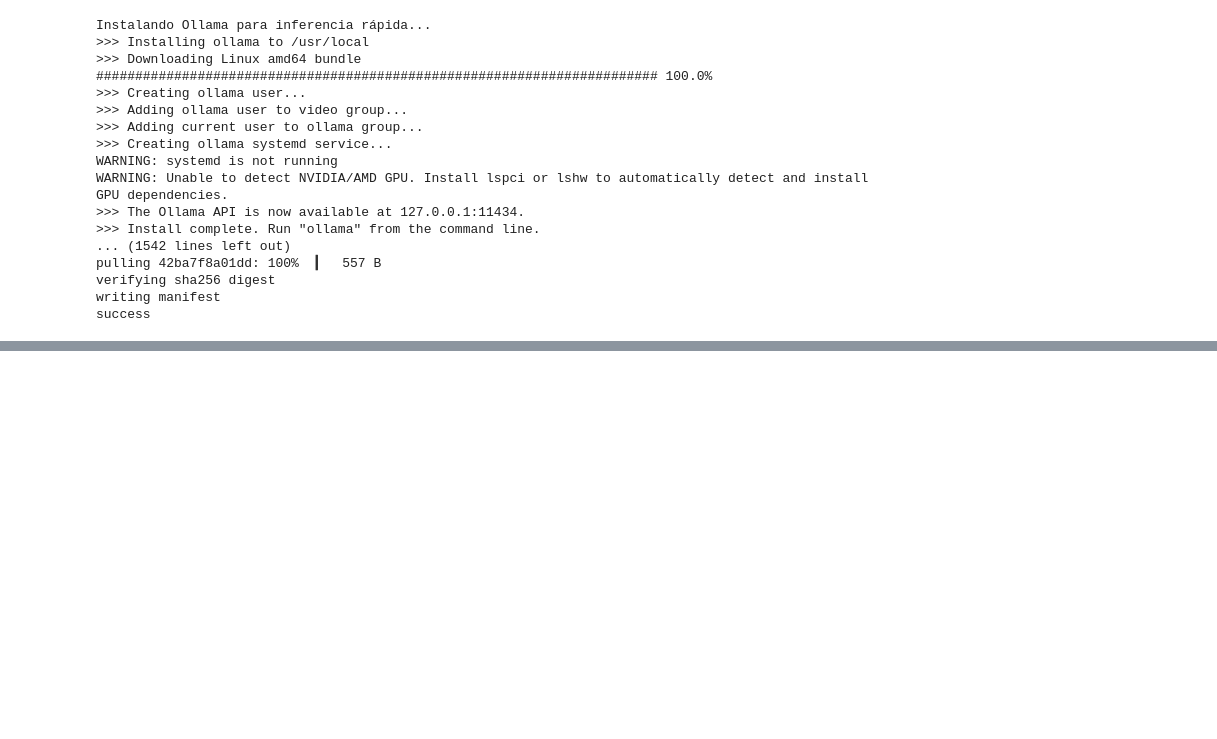
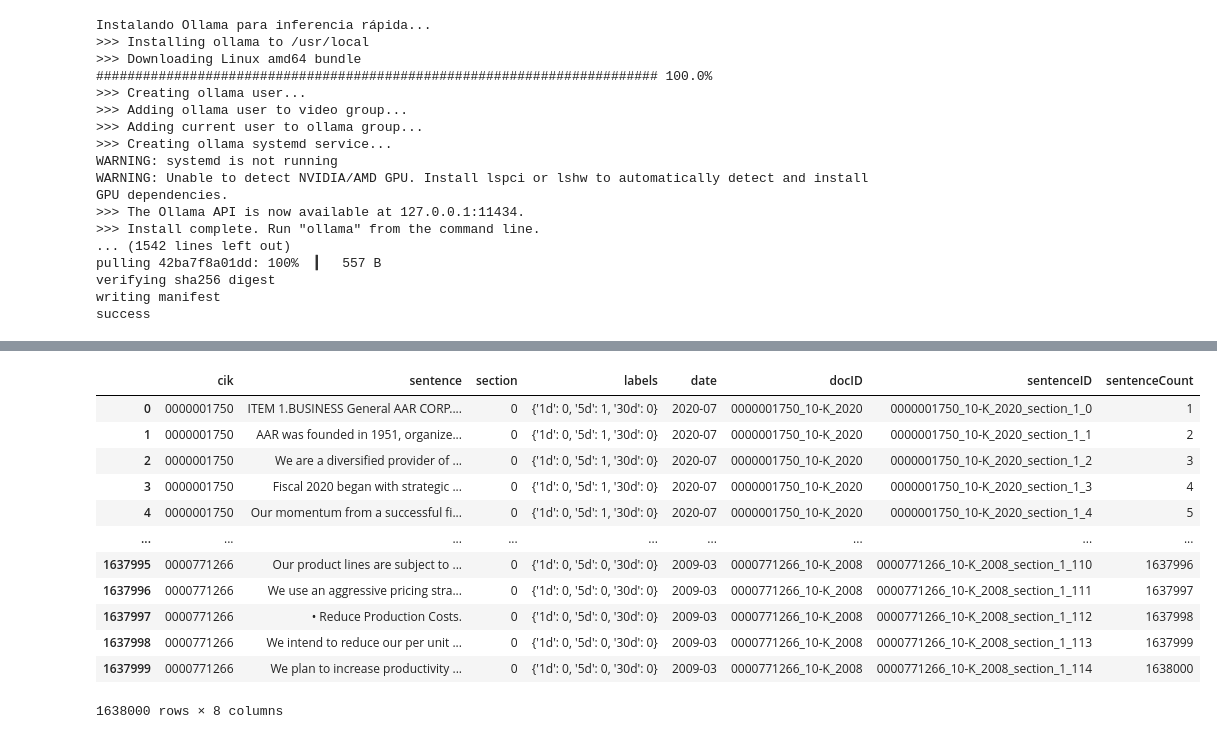
Before and after one commit to laurapabon03/Final-IA-, a Jupyter notebook: Final_IA.ipynb, the cells around one changed output, grey strips where cells are left out. Saved outputs shown, nothing was run; the diff lists cells and outputs as text; code cells hidden in the pictures; blank space fills up the shorter version.

```diff
--- a/Final_IA.ipynb
+++ b/Final_IA.ipynb
@@ -170,0 +176,25 @@ NotImplementedError: Loading a dataset cached in a LocalFileSystem is not suppor
+# %%
+#Importar dataset 1: financial reports sec
+
+import pandas as pd
+
+url = "https://huggingface.co/datasets/JanosAudran/financial-reports-sec/resolve/refs%2Fconvert%2Fparquet/large_lite/partial-train/0000.parquet"
+df_reports = pd.read_parquet(url, engine="pyarrow")
+df_reports = df_reports.rename(columns={'filingDate': 'date'})
+df_reports['date'] = pd.to_datetime(df_reports['date']).dt.strftime('%Y-%m')
+
+df_reports
+# %% [output]
+|  | cik | sentence | section | labels | date | docID | sentenceID | sentenceCount |
+| 0 | 0000001750 | ITEM 1.BUSINESS General AAR CORP.... | 0 | {'1d': 0, '5d': 1, '30d': 0} | 2020-07 | 0000001750_10-K_2020 | 0000001750_10-K_2020_section_1_0 | 1 |
+| 1 | 0000001750 | AAR was founded in 1951, organize... | 0 | {'1d': 0, '5d': 1, '30d': 0} | 2020-07 | 0000001750_10-K_2020 | 0000001750_10-K_2020_section_1_1 | 2 |
+| 2 | 0000001750 | We are a diversified provider of ... | 0 | {'1d': 0, '5d': 1, '30d': 0} | 2020-07 | 0000001750_10-K_2020 | 0000001750_10-K_2020_section_1_2 | 3 |
+| 3 | 0000001750 | Fiscal 2020 began with strategic ... | 0 | {'1d': 0, '5d': 1, '30d': 0} | 2020-07 | 0000001750_10-K_2020 | 0000001750_10-K_2020_section_1_3 | 4 |
+| 4 | 0000001750 | Our momentum from a successful fi... | 0 | {'1d': 0, '5d': 1, '30d': 0} | 2020-07 | 0000001750_10-K_2020 | 0000001750_10-K_2020_section_1_4 | 5 |
+| ... | ... | ... | ... | ... | ... | ... | ... | ... |
+| 1637995 | 0000771266 | Our product lines are subject to ... | 0 | {'1d': 0, '5d': 0, '30d': 0} | 2009-03 | 0000771266_10-K_2008 | 0000771266_10-K_2008_section_1_110 | 1637996 |
+| 1637996 | 0000771266 | We use an aggressive pricing stra... | 0 | {'1d': 0, '5d': 0, '30d': 0} | 2009-03 | 0000771266_10-K_2008 | 0000771266_10-K_2008_section_1_111 | 1637997 |
+| 1637997 | 0000771266 | • Reduce Production Costs. | 0 | {'1d': 0, '5d': 0, '30d': 0} | 2009-03 | 0000771266_10-K_2008 | 0000771266_10-K_2008_section_1_112 | 1637998 |
+| 1637998 | 0000771266 | We intend to reduce our per unit ... | 0 | {'1d': 0, '5d': 0, '30d': 0} | 2009-03 | 0000771266_10-K_2008 | 0000771266_10-K_2008_section_1_113 | 1637999 |
+| 1637999 | 0000771266 | We plan to increase productivity ... | 0 | {'1d': 0, '5d': 0, '30d': 0} | 2009-03 | 0000771266_10-K_2008 | 0000771266_10-K_2008_section_1_114 | 1638000 |
+1638000 rows × 8 columns
```
Also changed, not shown: parts of 5 cells of this notebook.
